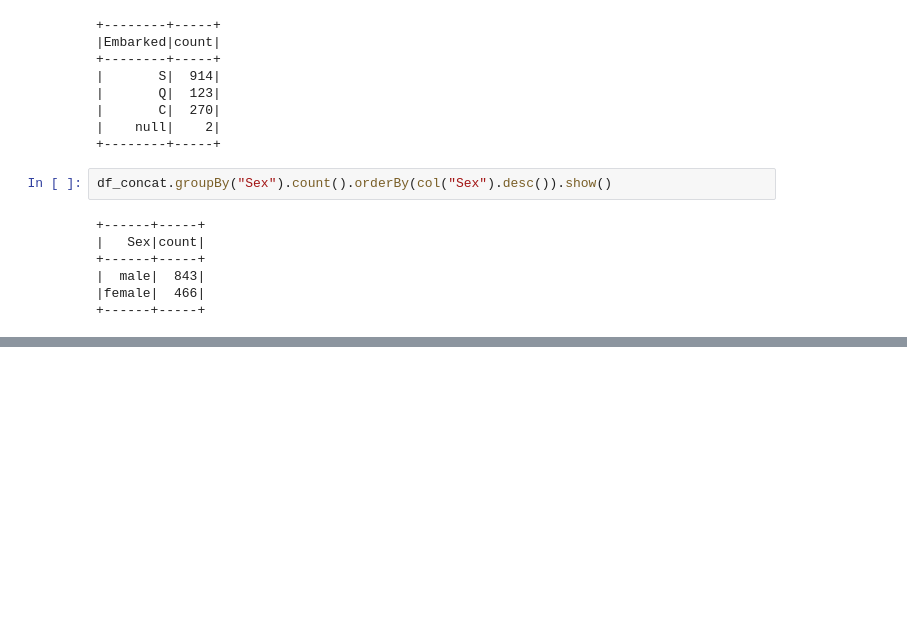
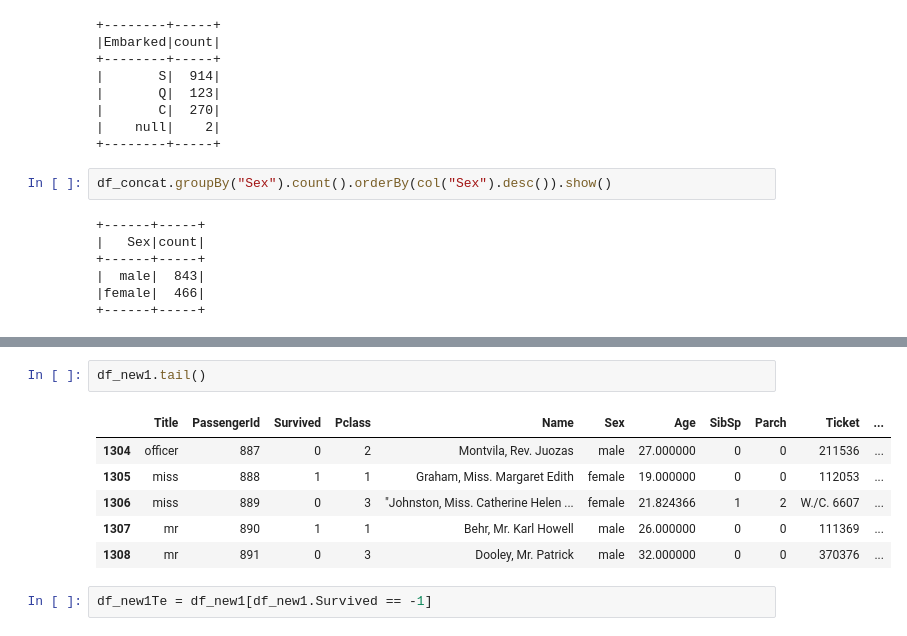
Before and after one commit to Payelban2022/Titanic-Survival, a Jupyter notebook: Titanic.ipynb, the cells around one changed output, grey strips where cells are left out. Drawn from its saved outputs; the diff is of its cells as text; blank space fills up the shorter version.

```diff
--- a/Titanic.ipynb
+++ b/Titanic.ipynb
@@ -421,0 +743,11 @@ df_concat.groupBy("Sex").count().orderBy(col("Sex").desc()).show()
+# %%
+df_new1.tail()
+# %% [output]
+|  | Title | PassengerId | Survived | Pclass | Name | Sex | Age | SibSp | Parch | Ticket | ... |
+| 1304 | officer | 887 | 0 | 2 | Montvila, Rev. Juozas | male | 27.000000 | 0 | 0 | 211536 | ... |
+| 1305 | miss | 888 | 1 | 1 | Graham, Miss. Margaret Edith | female | 19.000000 | 0 | 0 | 112053 | ... |
+| 1306 | miss | 889 | 0 | 3 | "Johnston, Miss. Catherine Helen ... | female | 21.824366 | 1 | 2 | W./C. 6607 | ... |
+| 1307 | mr | 890 | 1 | 1 | Behr, Mr. Karl Howell | male | 26.000000 | 0 | 0 | 111369 | ... |
+| 1308 | mr | 891 | 0 | 3 | Dooley, Mr. Patrick | male | 32.000000 | 0 | 0 | 370376 | ... |
+# %%
+df_new1Te = df_new1[df_new1.Survived == -1]
```
Also changed, not shown: parts of 54 cells of this notebook.
